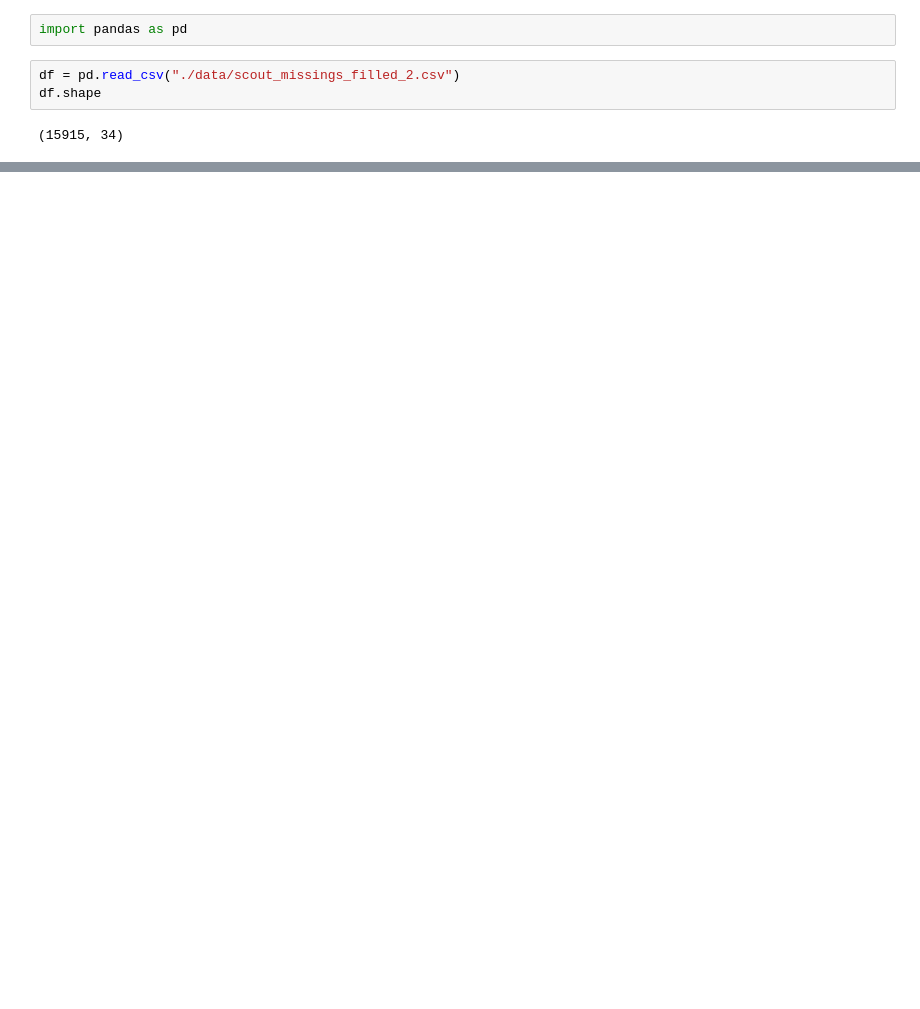
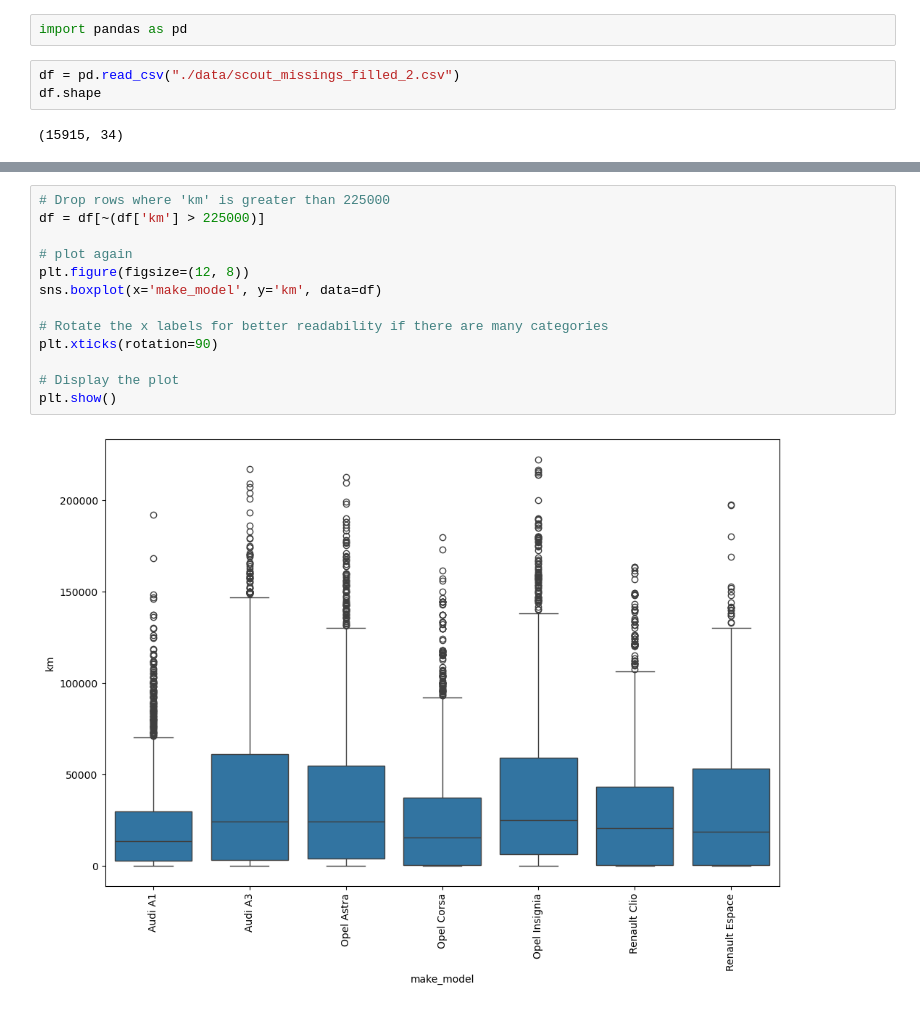
Before and after one commit to yuchild/magnimind_hw, a Jupyter notebook: scout_car_modeling.ipynb, the cells around one changed output, grey strips where cells are left out. Drawn from its saved outputs; the diff is of its cells as text; blank space fills up the shorter version.

```diff
--- a/scout_car_modeling.ipynb
+++ b/scout_car_modeling.ipynb
@@ -7,0 +101,15 @@ df.shape
+# %%
+# Drop rows where 'km' is greater than 225000
+df = df[~(df['km'] > 225000)]
+
+# plot again
+plt.figure(figsize=(12, 8))
+sns.boxplot(x='make_model', y='km', data=df)
+
+# Rotate the x labels for better readability if there are many categories
+plt.xticks(rotation=90)
+
+# Display the plot
+plt.show()
+# %% [output]
+[figure, added]
```
Also changed, not shown: parts of 83 cells of this notebook.
